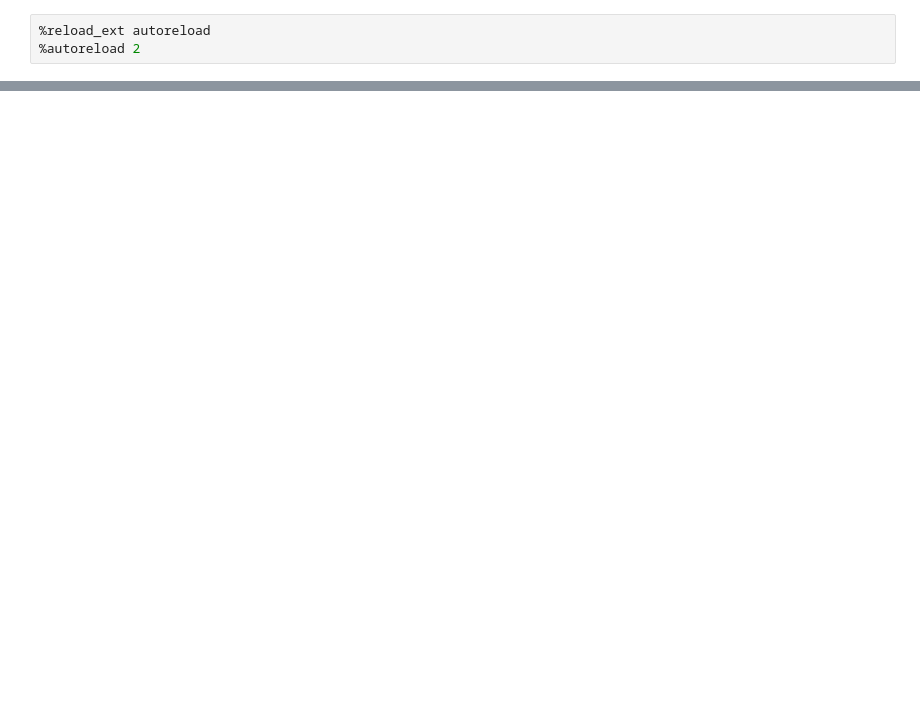
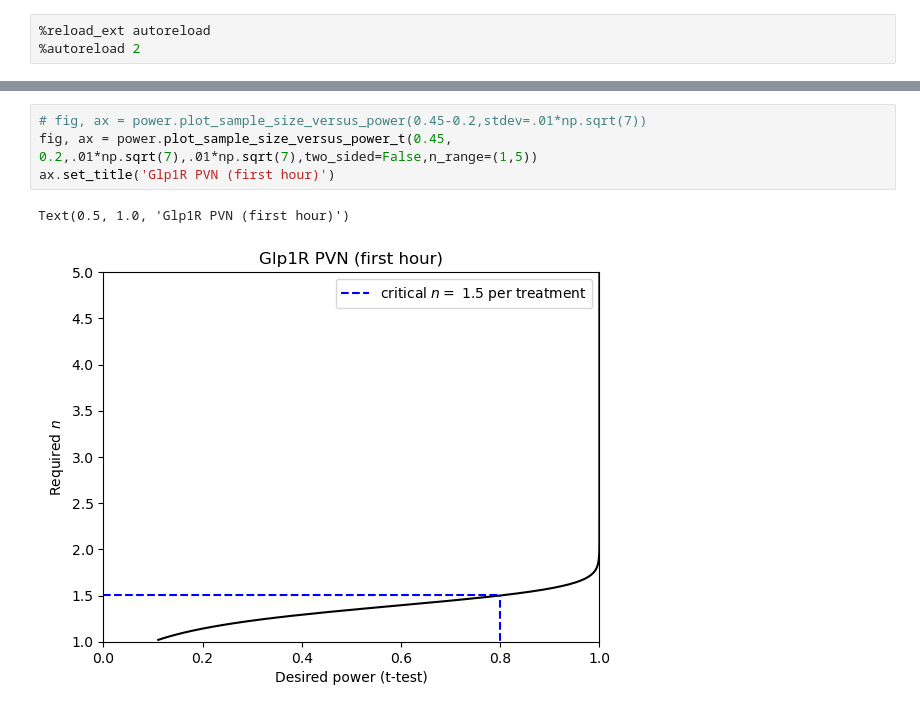
Before and after one commit to yemabio/stat_tests, a Jupyter notebook: scripts/power_analysis.ipynb, the cells around one changed output, grey strips where cells are left out. Saved outputs shown, nothing was run; the diff lists cells and outputs as text; blank space fills up the shorter version.

```diff
--- a/scripts/power_analysis.ipynb
+++ b/scripts/power_analysis.ipynb
@@ -20,0 +34,7 @@ Text(0.5, 1.0, 'Pdyn/PB (first hour)')
+# %%
+# fig, ax = power.plot_sample_size_versus_power(0.45-0.2,stdev=.01*np.sqrt(7))
+fig, ax = power.plot_sample_size_versus_power_t(0.45, 0.2,.01*np.sqrt(7),.01*np.sqrt(7),two_sided=False,n_range=(1,5))
+ax.set_title('Glp1R PVN (first hour)')
+# %% [output]
+Text(0.5, 1.0, 'Glp1R PVN (first hour)')
+[figure, added]
```
Also changed, not shown: parts of 8 cells of this notebook, 1 other file.
